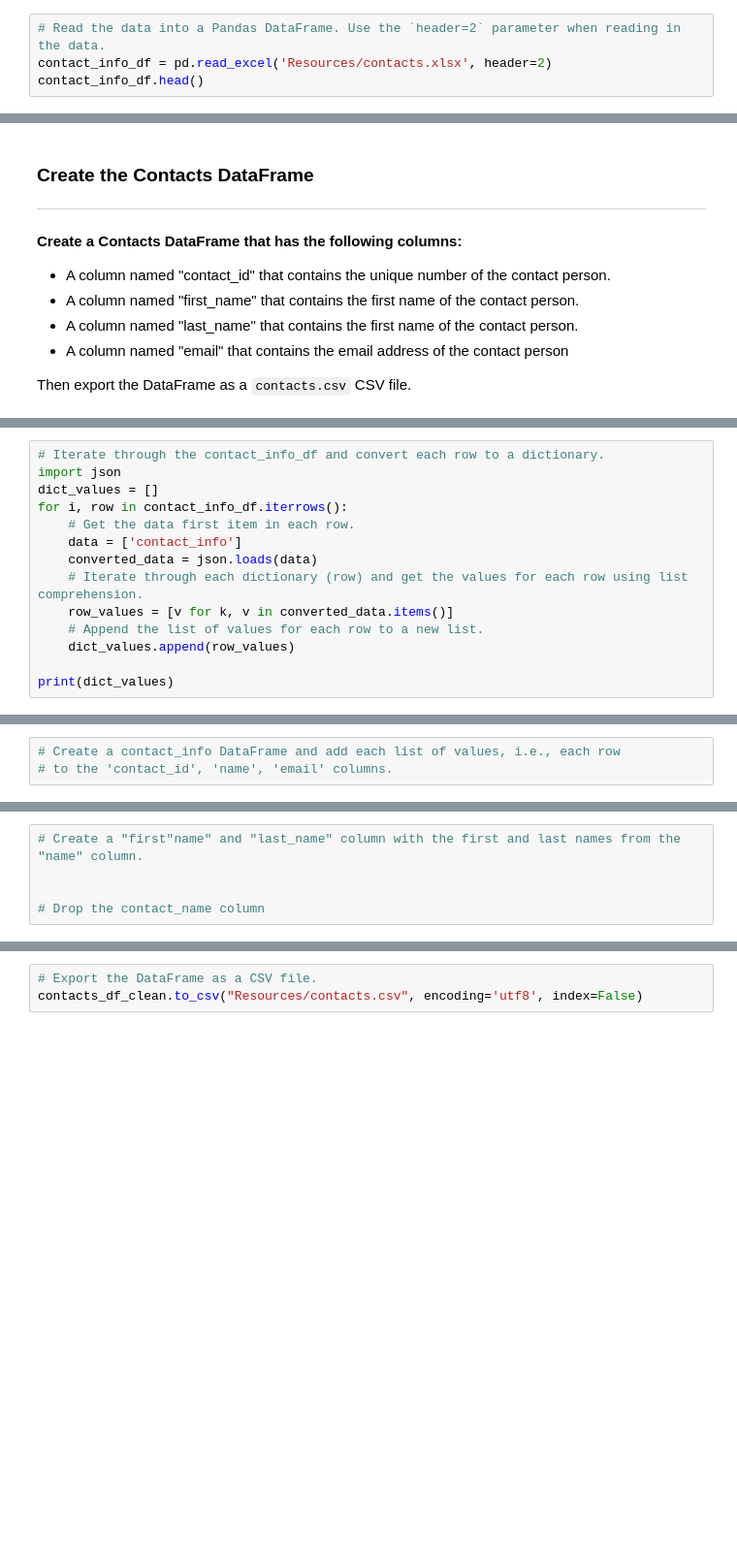
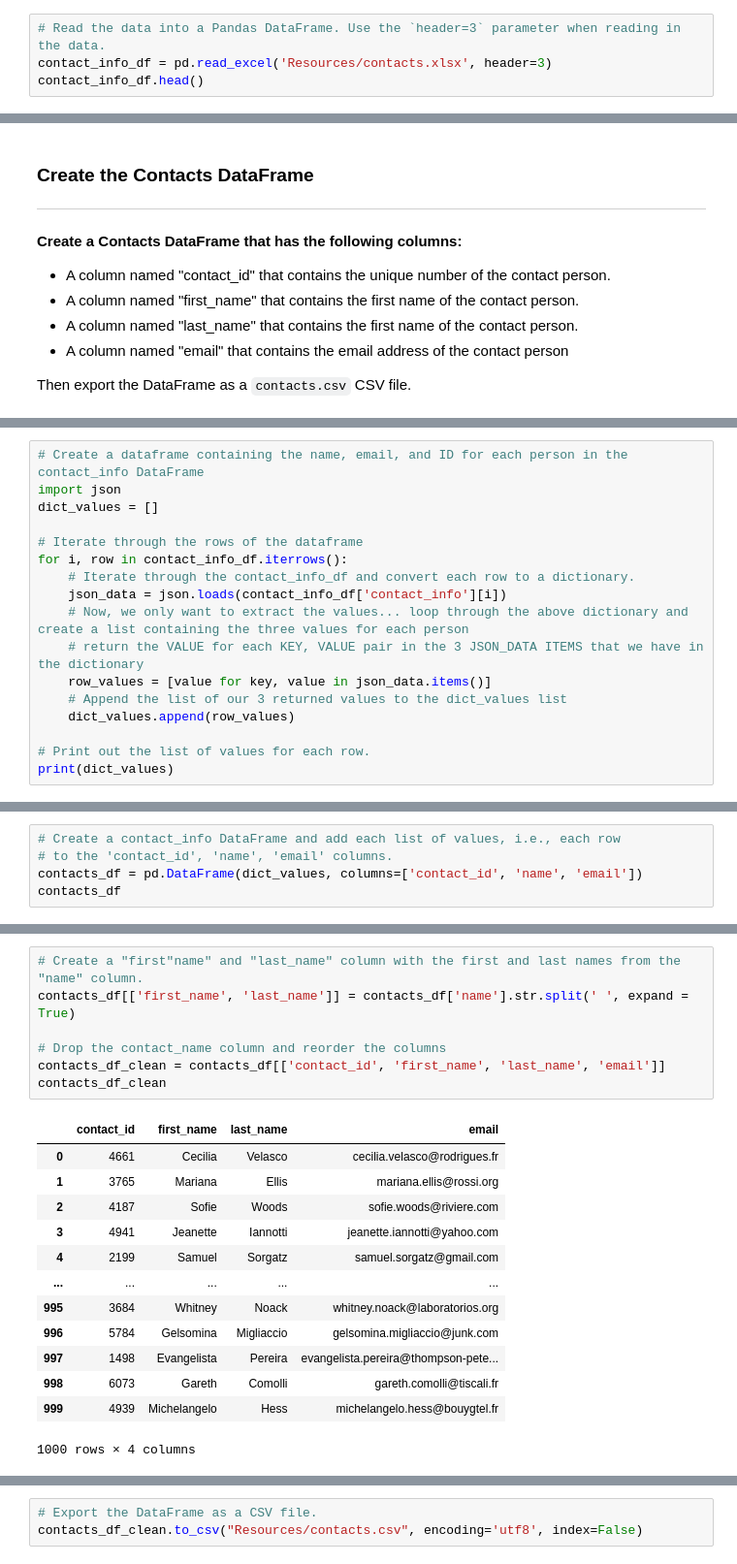
Before and after one commit to emilyneaville/Crowdfunding_ETL, a Jupyter notebook: ETL_project_file.ipynb, the cells around one changed output, grey strips where cells are left out. Shown: that part at 97% size. Drawn from its saved outputs; the diff is of its cells as text; blank space fills up the shorter version.

Commit message:
Finished the contacts DataFrame and added csv file

```diff
--- a/ETL_project_file.ipynb
+++ b/ETL_project_file.ipynb
@@ -321,6 +309,6 @@ campaign_cleaned.to_csv("Resources/campaign.csv", index=False)
 # %% [markdown]
 ### Extract the contacts.xlsx Data.
 # %%
-# Read the data into a Pandas DataFrame. Use the `header=2` parameter when reading in the data.
-contact_info_df = pd.read_excel('Resources/contacts.xlsx', header=2)
+# Read the data into a Pandas DataFrame. Use the `header=3` parameter when reading in the data.
+contact_info_df = pd.read_excel('Resources/contacts.xlsx', header=3)
 contact_info_df.head()
@@ -339,14 +332,17 @@ Then export the DataFrame as a `contacts.csv` CSV file.
-# %%
-# Iterate through the contact_info_df and convert each row to a dictionary.
-import json
-dict_values = []
-for i, row in contact_info_df.iterrows():
-    # Get the data first item in each row.
-    data = ['contact_info']
-    converted_data = json.loads(data)
-    # Iterate through each dictionary (row) and get the values for each row using list comprehension.
-    row_values = [v for k, v in converted_data.items()]
-    # Append the list of values for each row to a new list.
-    dict_values.append(row_values)
-
-print(dict_values)
+# %%
+# Create a dataframe containing the name, email, and ID for each person in the contact_info DataFrame
+import json
+dict_values = []
+
+# Iterate through the rows of the dataframe
+for i, row in contact_info_df.iterrows():
+    # Iterate through the contact_info_df and convert each row to a dictionary.
+    json_data = json.loads(contact_info_df['contact_info'][i])
+    # Now, we only want to extract the values... loop through the above dictionary and create a list containing the three values for each person
+    # return the VALUE for each KEY, VALUE pair in the 3 JSON_DATA ITEMS that we have in the dictionary
+    row_values = [value for key, value in json_data.items()]
+    # Append the list of our 3 returned values to the dict_values list
+    dict_values.append(row_values)
+
+# Print out the list of values for each row.
+print(dict_values)
@@ -353,3 +351,5 @@ print(dict_values)
 # %%
 # Create a contact_info DataFrame and add each list of values, i.e., each row
 # to the 'contact_id', 'name', 'email' columns.
+contacts_df = pd.DataFrame(dict_values, columns=['contact_id', 'name', 'email'])
+contacts_df
@@ -358,5 +378,21 @@ print(dict_values)
 # %%
 # Create a "first"name" and "last_name" column with the first and last names from the "name" column.
+contacts_df[['first_name', 'last_name']] = contacts_df['name'].str.split(' ', expand = True)
 
-
-# Drop the contact_name column
+# Drop the contact_name column and reorder the columns
+contacts_df_clean = contacts_df[['contact_id', 'first_name', 'last_name', 'email']]
+contacts_df_clean
+# %% [output]
+|  | contact_id | first_name | last_name | email |
+| 0 | 4661 | Cecilia | Velasco | cecilia.velasco@rodrigues.fr |
+| 1 | 3765 | Mariana | Ellis | mariana.ellis@rossi.org |
+| 2 | 4187 | Sofie | Woods | sofie.woods@riviere.com |
+| 3 | 4941 | Jeanette | Iannotti | jeanette.iannotti@yahoo.com |
+| 4 | 2199 | Samuel | Sorgatz | samuel.sorgatz@gmail.com |
+| ... | ... | ... | ... | ... |
+| 995 | 3684 | Whitney | Noack | whitney.noack@laboratorios.org |
+| 996 | 5784 | Gelsomina | Migliaccio | gelsomina.migliaccio@junk.com |
+| 997 | 1498 | Evangelista | Pereira | evangelista.pereira@thompson-pete... |
+| 998 | 6073 | Gareth | Comolli | gareth.comolli@tiscali.fr |
+| 999 | 4939 | Michelangelo | Hess | michelangelo.hess@bouygtel.fr |
+1000 rows × 4 columns
```
Also changed, not shown: parts of 14 cells of this notebook, 1 other file.
